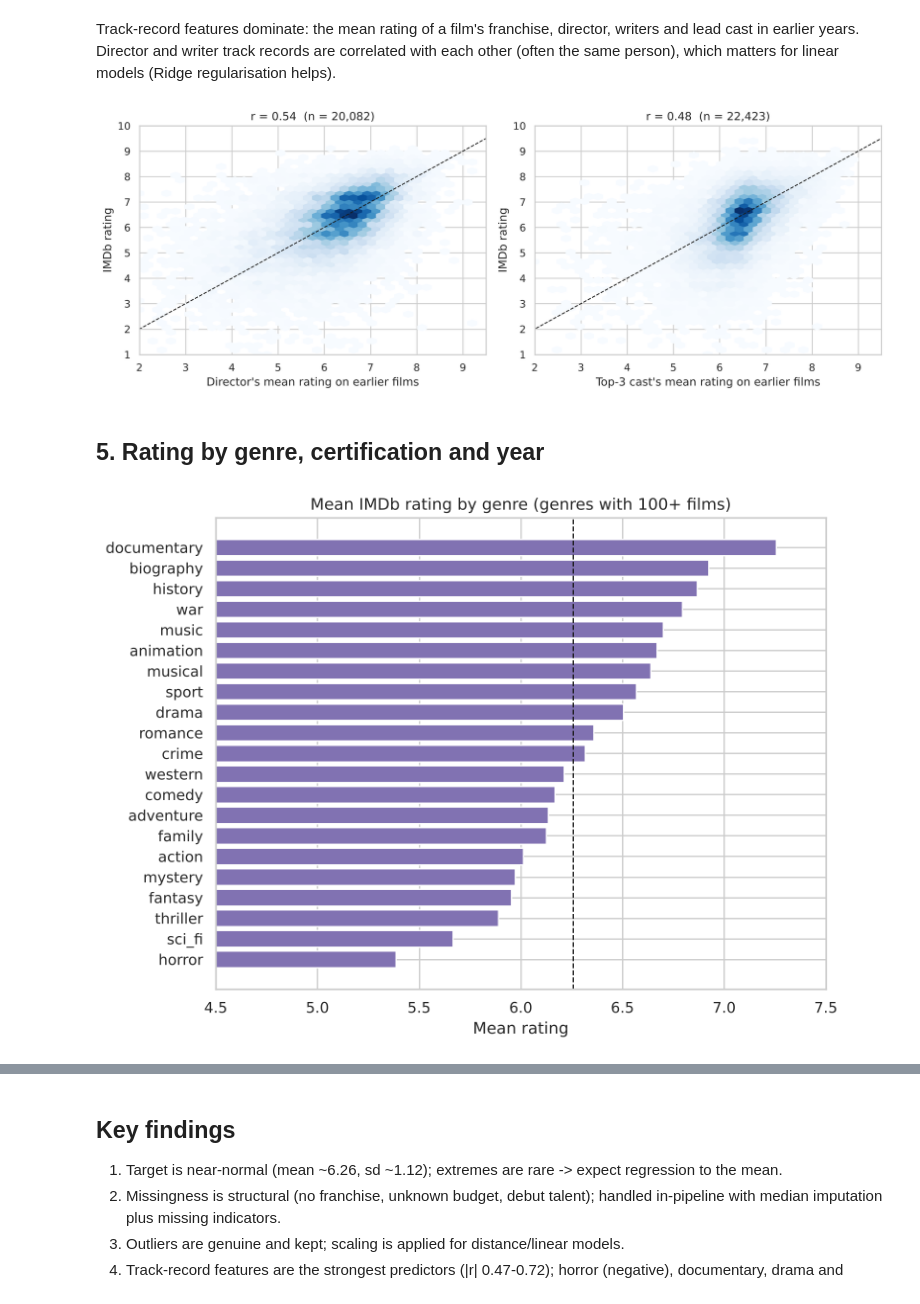
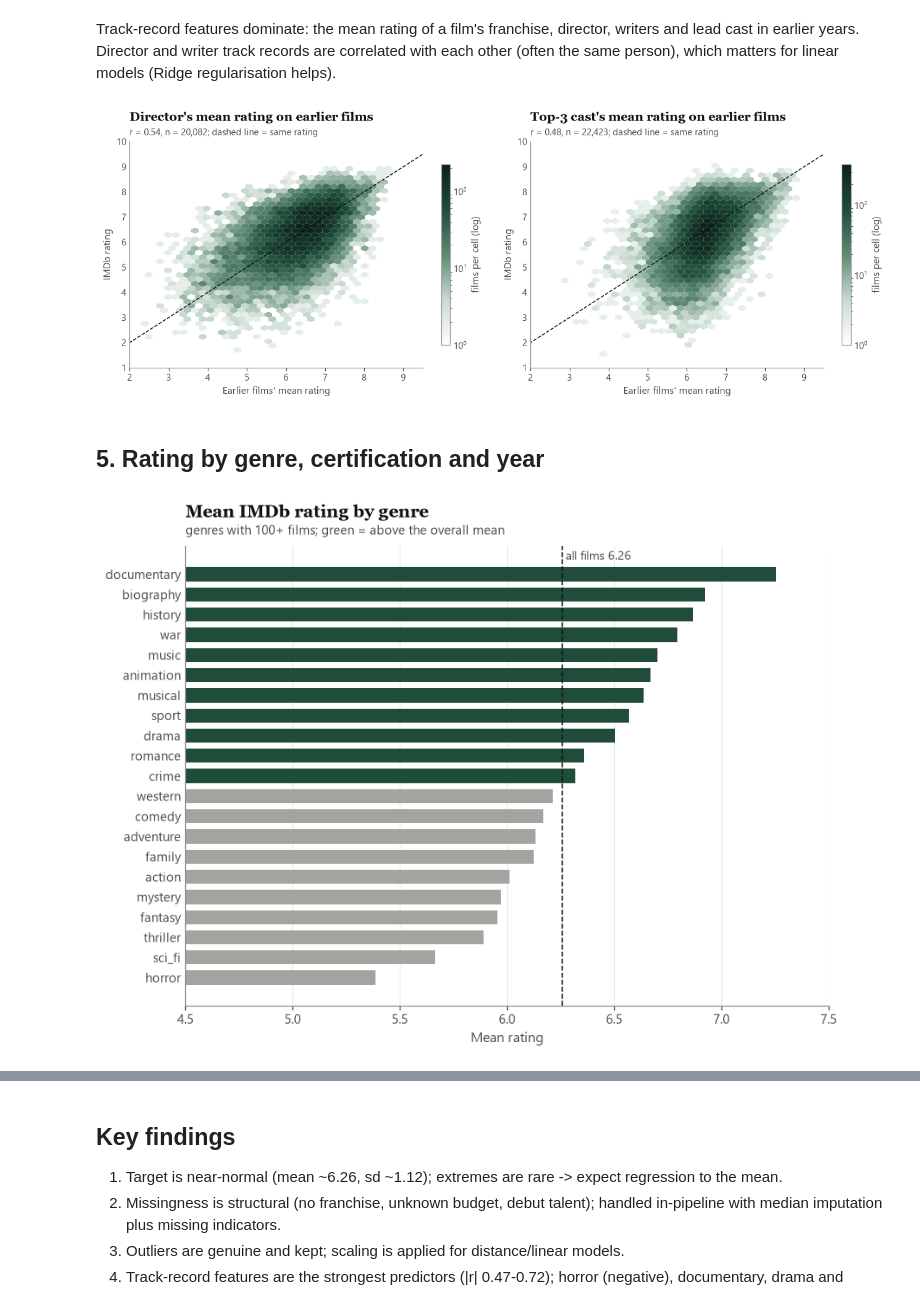
Before and after one commit to OwaisKamran/CineScore, a Jupyter notebook: notebooks/01_eda.ipynb, the cells around one changed output, grey strips where cells are left out. Saved outputs shown, nothing was run; the diff lists cells and outputs as text; code cells hidden in the pictures.

```diff
--- a/notebooks/01_eda.ipynb
+++ b/notebooks/01_eda.ipynb
@@ -16,7 +16,9 @@ import seaborn as sns
 ROOT = Path.cwd().parent if Path.cwd().name == "notebooks" else Path.cwd()
 FIG = ROOT / "reports" / "figures"
 FIG.mkdir(parents=True, exist_ok=True)
-sns.set_theme(style="whitegrid", context="notebook")
+from cinescore_style import ACCENT, BOX, GREY, INK, LIGHT, MUTED, apply_style, title
+
+apply_style()  # one shared chart style (same colours as the web apps), see cinescore_style.py
 
 df = pd.read_parquet(ROOT / "data" / "processed" / "features.parquet")
 print(df.shape)
@@ -63,8 +69,12 @@ bands = pd.cut(df.averageRating, [0, 4, 5, 6, 7, 8, 10],
 bal = bands.value_counts(normalize=True).sort_index().mul(100).round(1)
 print(bal)
 fig, ax = plt.subplots(figsize=(7, 3.5))
-bal.plot.bar(ax=ax, color="#4C72B0")
-ax.set(title="Share of films per rating band (%)", xlabel="Rating band", ylabel="% of films")
+bal.plot.bar(ax=ax, color=ACCENT, width=.7)
+ax.grid(axis="x", visible=False)
+for i, v in enumerate(bal):
+    ax.text(i, v + 0.6, f"{v:.0f}%", ha="center", fontsize=9, color=MUTED)
+title(ax, "Share of films per rating band")
+ax.set(xlabel="Rating band", ylabel="% of films")
 ax.tick_params(axis="x", rotation=0)
 save("02_rating_bands")
 # %% [output]
@@ -177,30 +191,36 @@ fig, axes = plt.subplots(1, 2, figsize=(12, 4.5))
 for ax, col, lab in zip(axes, ["director_prev_mean", "cast_prev_mean"],
                         ["Director's mean rating on earlier films", "Top-3 cast's mean rating on earlier films"]):
     sub = df[[col, "averageRating"]].dropna()
-    ax.hexbin(sub[col], sub.averageRating, gridsize=40, cmap="Blues", mincnt=1)
-    ax.plot([1, 10], [1, 10], "k--", lw=1)
-    ax.set(xlim=(2, 9.5), ylim=(1, 10), xlabel=lab, ylabel="IMDb rating",
-           title=f"r = {sub.corr().iloc[0, 1]:.2f}  (n = {len(sub):,})")
+    hb = ax.hexbin(sub[col], sub.averageRating, gridsize=40, cmap="cinescore", mincnt=1, bins="log",
+                   linewidths=0)
+    ax.plot([1, 10], [1, 10], color=INK, ls="--", lw=1)
+    ax.grid(False)
+    fig.colorbar(hb, ax=ax, shrink=.8, label="films per cell (log)")
+    title(ax, lab, f"r = {sub.corr().iloc[0, 1]:.2f}, n = {len(sub):,}; dashed line = same rating")
+    ax.set(xlim=(2, 9.5), ylim=(1, 10), xlabel="Earlier films' mean rating", ylabel="IMDb rating")
 save("06_track_record_vs_rating")
 # %% [output]
-[figure, old version]
+[figure, new version]
 # %% [markdown]
 ## 5. Rating by genre, certification and year
 # %%
 gcols = [c for c in df if c.startswith("genre_")]
 g = pd.DataFrame({
     "genre": [c.replace("genre_", "") for c in gcols],
     "mean_rating": [df.loc[df[c] == 1, "averageRating"].mean() for c in gcols],
     "films": [int(df[c].sum()) for c in gcols],
 }).query("films >= 100").sort_values("mean_rating")
 fig, ax = plt.subplots(figsize=(8, 6))
-ax.barh(g.genre, g.mean_rating, color="#8172B2")
-ax.axvline(df.averageRating.mean(), color="k", ls="--", lw=1)
-ax.set(xlim=(4.5, 7.5), title="Mean IMDb rating by genre (genres with 100+ films)",
-       xlabel="Mean rating")
+overall = df.averageRating.mean()
+ax.barh(g.genre, g.mean_rating, color=[ACCENT if v >= overall else GREY for v in g.mean_rating], height=.7)
+ax.axvline(overall, color=INK, ls="--", lw=1)
+ax.text(overall, len(g) - 0.4, f" all films {overall:.2f}", fontsize=9, color=MUTED, va="bottom")
+ax.grid(axis="y", visible=False); ax.grid(axis="x", visible=True)
+title(ax, "Mean IMDb rating by genre", "genres with 100+ films; green = above the overall mean")
+ax.set(xlim=(4.5, 7.5), xlabel="Mean rating")
 save("07_rating_by_genre")
 # %% [output]
-[figure, old version]
+[figure, new version]
 # %%
 fig, axes = plt.subplots(1, 2, figsize=(13, 4.5))
 cert_order = ["G", "PG", "PG-13", "R", "NC-17", "NR"]
```
Also changed, not shown: parts of 6 cells of this notebook, 19 other files.
